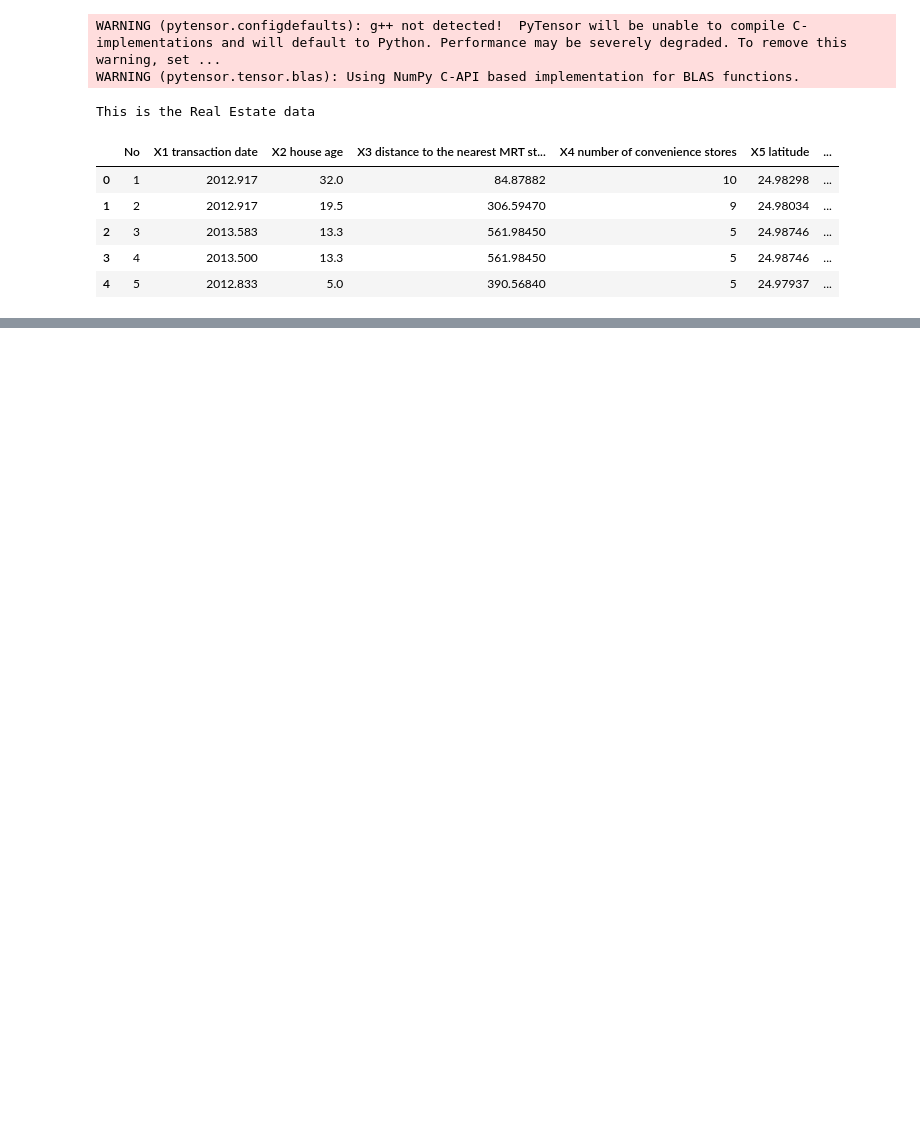
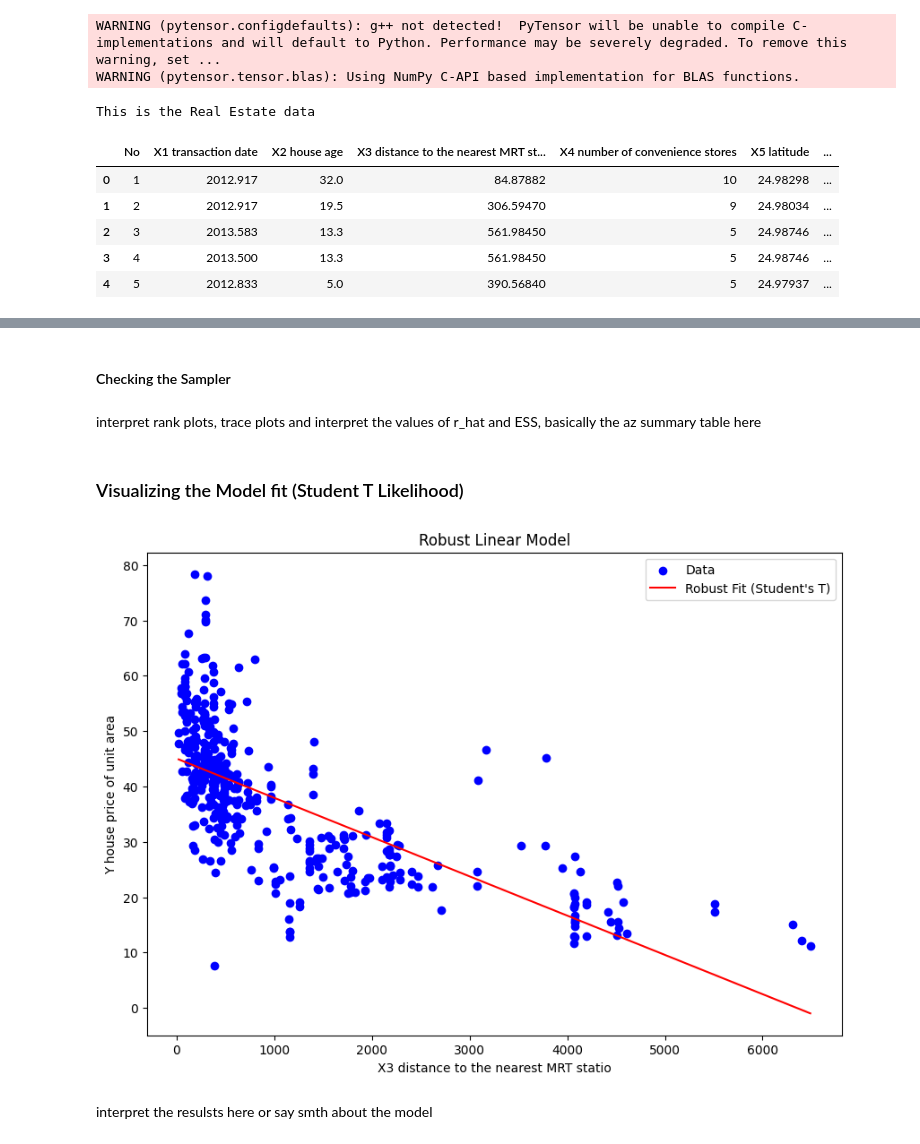
Before and after one commit to MacBeth-M/CS146-Project-1---Linear-Regression, a Jupyter notebook: CS146LinearRegression.ipynb, the cells around one changed output, grey strips where cells are left out. Cells and saved outputs as stored; diff of their text form; code cells hidden in the pictures; blank space fills up the shorter version.

```diff
--- a/CS146LinearRegression.ipynb
+++ b/CS146LinearRegression.ipynb
@@ -45,0 +144,18 @@ This is the Real Estate data
+# %%
+# Robust Linear Model with Student T likelihood
+with pm.Model() as robust_linear_model:
+    # Priors
+    a = pm.Normal('a', mu = 0, sigma = 100)
+    b = pm.Normal('b', mu = 0, sigma = 10)
+    nu = pm.Exponential('nu', 1/30) + 1  # degrees of freedom for Student's T
+    sigma = pm.Uniform('sigma', 0, 30)
+
+    # Function
+    mu = a + b * real_estate['X3 distance to the nearest MRT station']
+
+    # Likelihood using Student's T
+    unit_price = pm.StudentT('unit_price', mu = mu, nu = nu, sigma = sigma,
+                             observed = real_estate['Y house price of unit area'])
+
+    # Sampling
+    robust_linear_trace = pm.sample(tune = 1000, draws = 1000, chains = 2)
@@ -45,0 +174,34 @@ This is the Real Estate data
+# %% [markdown]
+#### Checking the Sampler
+# %% [markdown]
+interpret rank plots, trace plots and interpret the values of r_hat and ESS, basically the az summary table here
+# %% [markdown]
+### Visualizing the Model fit (Student T Likelihood)
+# %%
+# Compute mean values for alpha and beta
+a2_samples = robust_linear_trace.posterior['a'].values
+b2_samples = robust_linear_trace.posterior['b'].values
+
+a2_mean = a2_samples.mean()
+b2_mean = b2_samples.mean()
+
+# Generate predicted values using the mean parameter estimates
+x_vals2 = np.linspace(min(real_estate['X3 distance to the nearest MRT station']),
+                     max(real_estate['X3 distance to the nearest MRT station']), 100)
+y_vals_robust = a2_mean + b2_mean * x_vals2
+
+# Plot the data with the line of best fit
+plt.figure(figsize=(10, 7))
+plt.scatter(real_estate['X3 distance to the nearest MRT station'],
+            real_estate['Y house price of unit area'],
+            c='blue', label='Data')
+plt.plot(x_vals, y_vals_robust, c='red', label='Robust Fit (Student\'s T)')
+plt.title('Robust Linear Model')
+plt.xlabel('X3 distance to the nearest MRT station')
+plt.ylabel('Y house price of unit area')
+plt.legend()
+plt.show()
+# %% [output]
+[figure, added]
+# %% [markdown]
+interpret the resulsts here or say smth about the model
```
Also changed, not shown: parts of 26 cells of this notebook.
